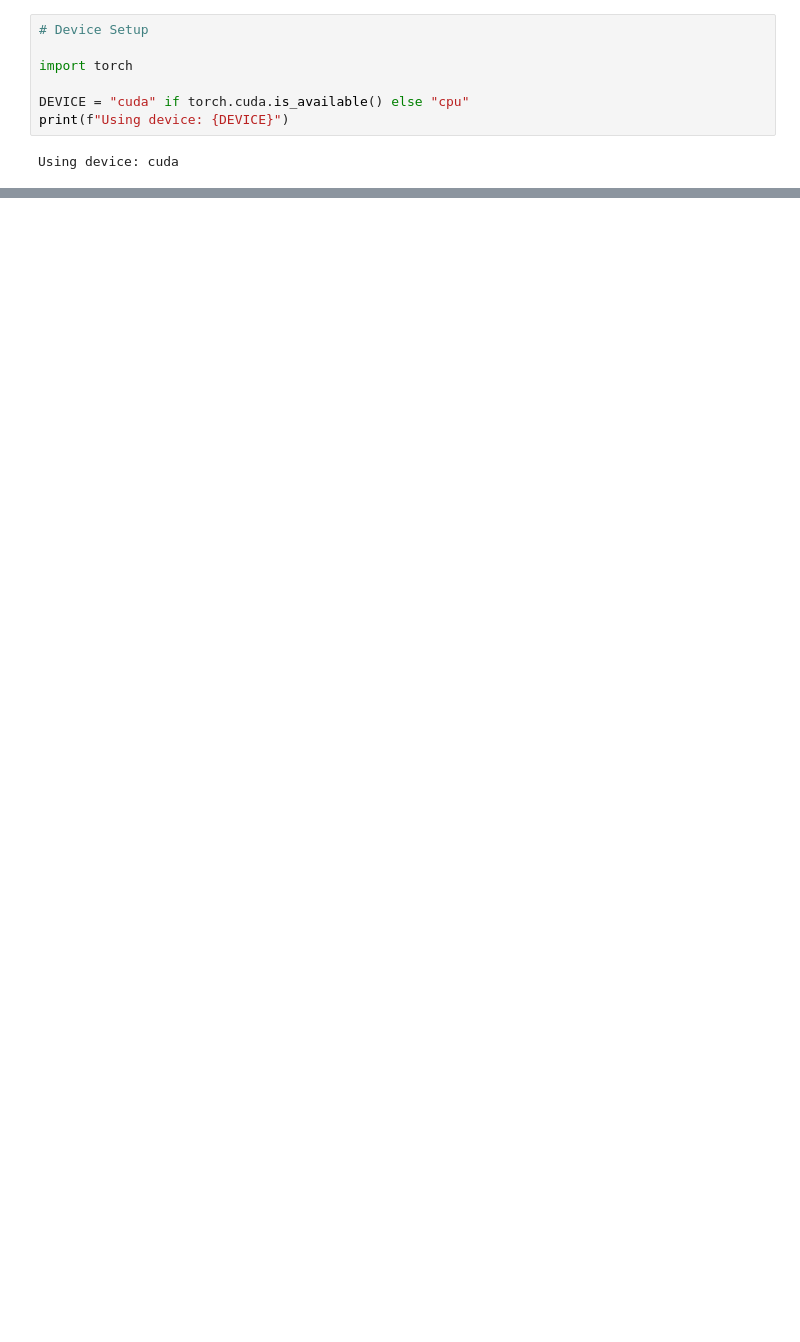
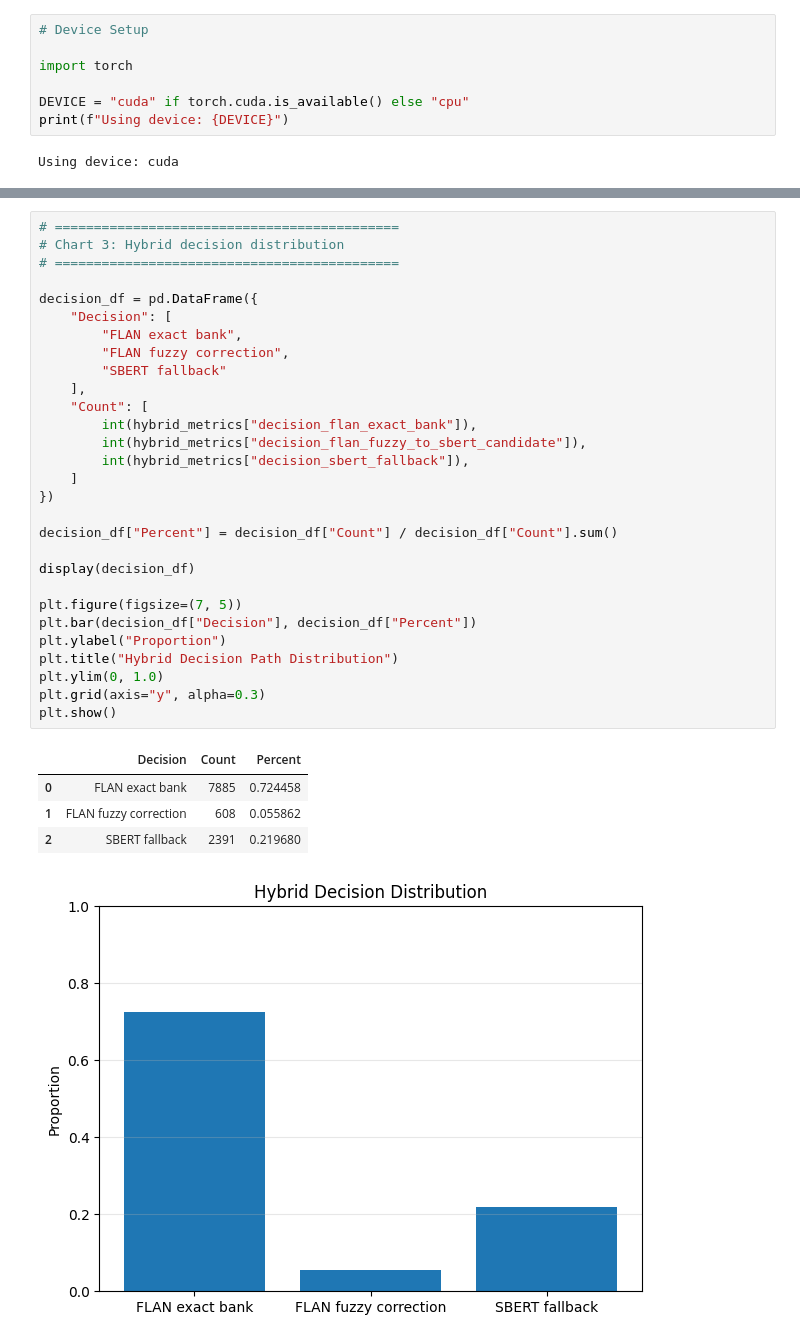
Before and after one commit to aymanshar/IdiomX, a Jupyter notebook: notebooks/03_2_context_to_idiom.ipynb, the cells around one changed output, grey strips where cells are left out. Cells and saved outputs as stored; diff of their text form; blank space fills up the shorter version.

```diff
--- a/notebooks/03_2_context_to_idiom.ipynb
+++ b/notebooks/03_2_context_to_idiom.ipynb
@@ -96,0 +1074,35 @@ Shape: (123336, 34)
+# %%
+# ============================================
+# Chart 3: Hybrid decision distribution
+# ============================================
+
+decision_df = pd.DataFrame({
+    "Decision": [
+        "FLAN exact bank",
+        "FLAN fuzzy correction",
+        "SBERT fallback"
+    ],
+    "Count": [
+        int(hybrid_metrics["decision_flan_exact_bank"]),
+        int(hybrid_metrics["decision_flan_fuzzy_to_sbert_candidate"]),
+        int(hybrid_metrics["decision_sbert_fallback"]),
+    ]
+})
+
+decision_df["Percent"] = decision_df["Count"] / decision_df["Count"].sum()
+
+display(decision_df)
+
+plt.figure(figsize=(7, 5))
+plt.bar(decision_df["Decision"], decision_df["Percent"])
+plt.ylabel("Proportion")
+plt.title("Hybrid Decision Path Distribution")
+plt.ylim(0, 1.0)
+plt.grid(axis="y", alpha=0.3)
+plt.show()
+# %% [output]
+|  | Decision | Count | Percent |
+| 0 | FLAN exact bank | 7885 | 0.724458 |
+| 1 | FLAN fuzzy correction | 608 | 0.055862 |
+| 2 | SBERT fallback | 2391 | 0.219680 |
+[figure, added]
```
Also changed, not shown: parts of 114 cells of this notebook, 7 other files.
